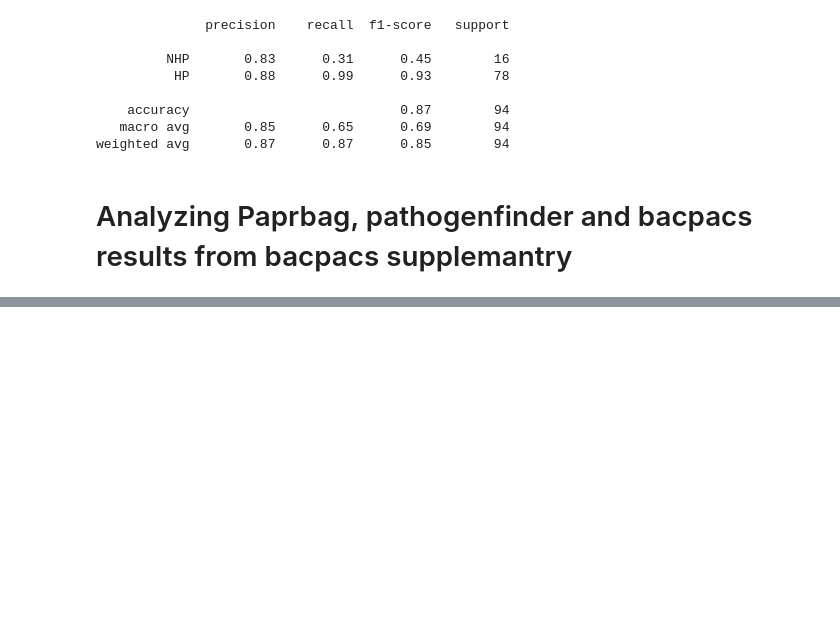
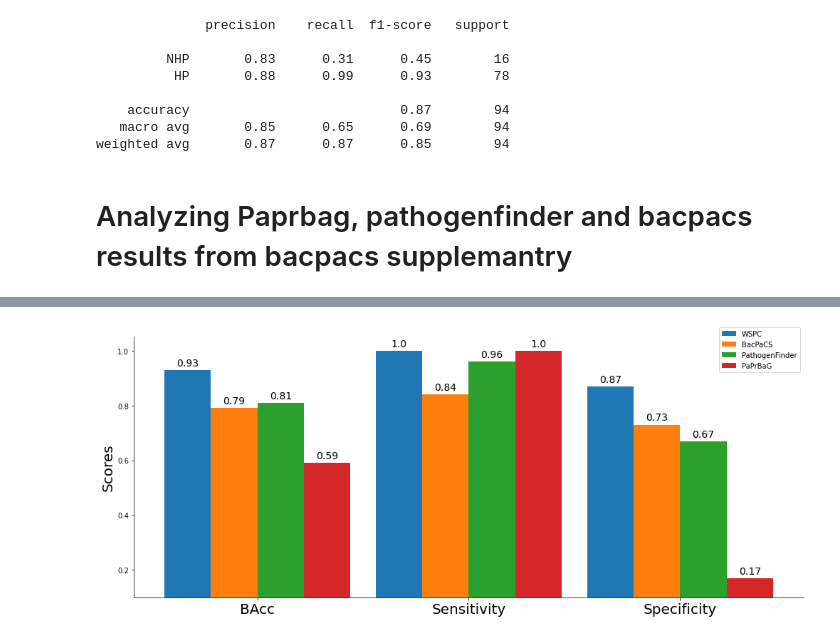
Before and after one commit to shakedna1/wspc_rep, a Jupyter notebook: comp_analysis/Bacpacs/Bacpacs_comparative_analysis.ipynb, the cells around one changed output, grey strips where cells are left out. Saved outputs shown, nothing was run; the diff lists cells and outputs as text; code cells hidden in the pictures; blank space fills up the shorter version.

```diff
--- a/comp_analysis/Bacpacs/Bacpacs_comparative_analysis.ipynb
+++ b/comp_analysis/Bacpacs/Bacpacs_comparative_analysis.ipynb
@@ -391,0 +377,4 @@ sensitivity: 1.0
+# %%
+create_comparative_barplots(results_balanced_test)
+# %% [output]
+[figure, added]
```
Also changed, not shown: parts of 53 cells of this notebook.
